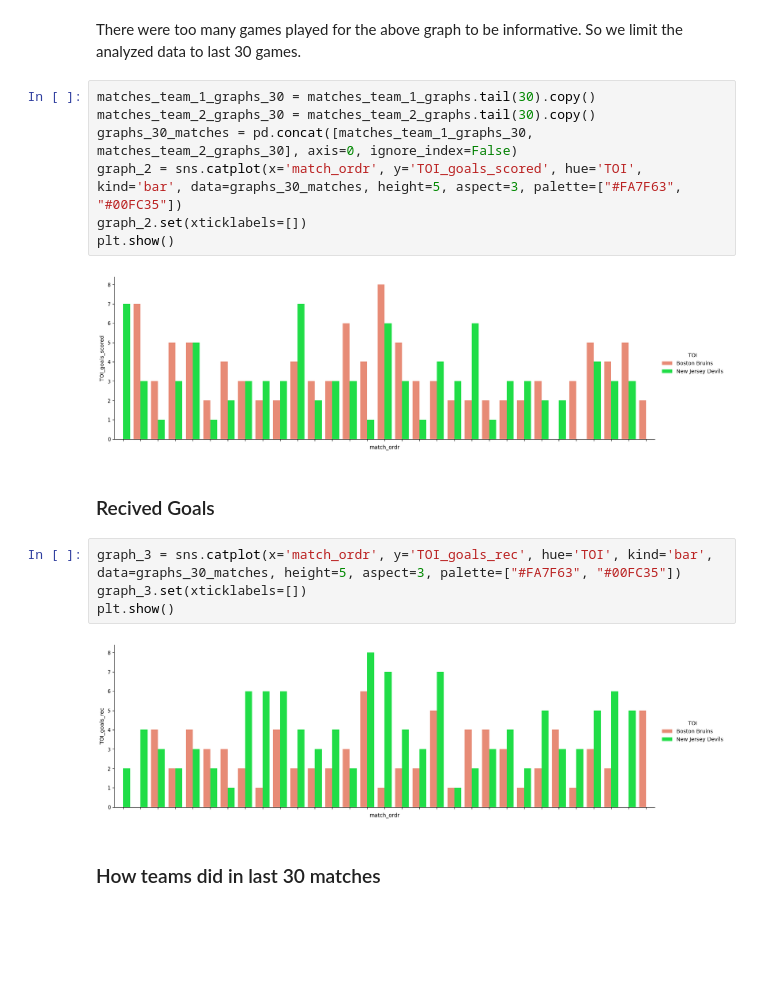
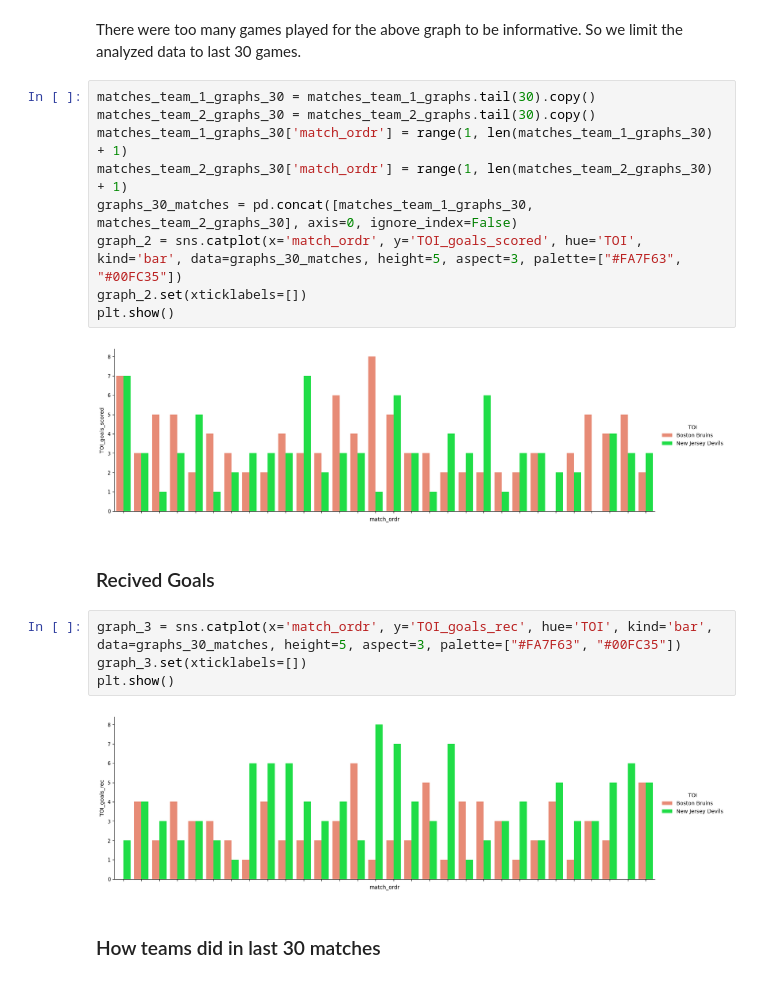
Before and after one commit to pajaKr/nhl_project, a Jupyter notebook: nhl_project.ipynb, the cells around one changed output. Cells and saved outputs as stored; diff of their text form; blank space fills up the shorter version.

```diff
--- a/nhl_project.ipynb
+++ b/nhl_project.ipynb
@@ -335,12 +335,14 @@ There were too many games played for the above graph to be informative. So we li
 # %%
 matches_team_1_graphs_30 = matches_team_1_graphs.tail(30).copy()
 matches_team_2_graphs_30 = matches_team_2_graphs.tail(30).copy()
+matches_team_1_graphs_30['match_ordr'] = range(1, len(matches_team_1_graphs_30) + 1)
+matches_team_2_graphs_30['match_ordr'] = range(1, len(matches_team_2_graphs_30) + 1)
 graphs_30_matches = pd.concat([matches_team_1_graphs_30, matches_team_2_graphs_30], axis=0, ignore_index=False)
 graph_2 = sns.catplot(x='match_ordr', y='TOI_goals_scored', hue='TOI', kind='bar', data=graphs_30_matches, height=5, aspect=3, palette=["#FA7F63", "#00FC35"])
 graph_2.set(xticklabels=[])
 plt.show()
 # %% [output]
-[figure, old version]
+[figure, new version]
 # %% [markdown]
 ### Recived Goals
 # %%
@@ -348,7 +350,7 @@ graph_3 = sns.catplot(x='match_ordr', y='TOI_goals_rec', hue='TOI', kind='bar',
 graph_3.set(xticklabels=[])
 plt.show()
 # %% [output]
-[figure, old version]
+[figure, new version]
 # %% [markdown]
 ### How teams did in last 30 matches
 # %%
```
Also changed, not shown: parts of 7 cells of this notebook.
